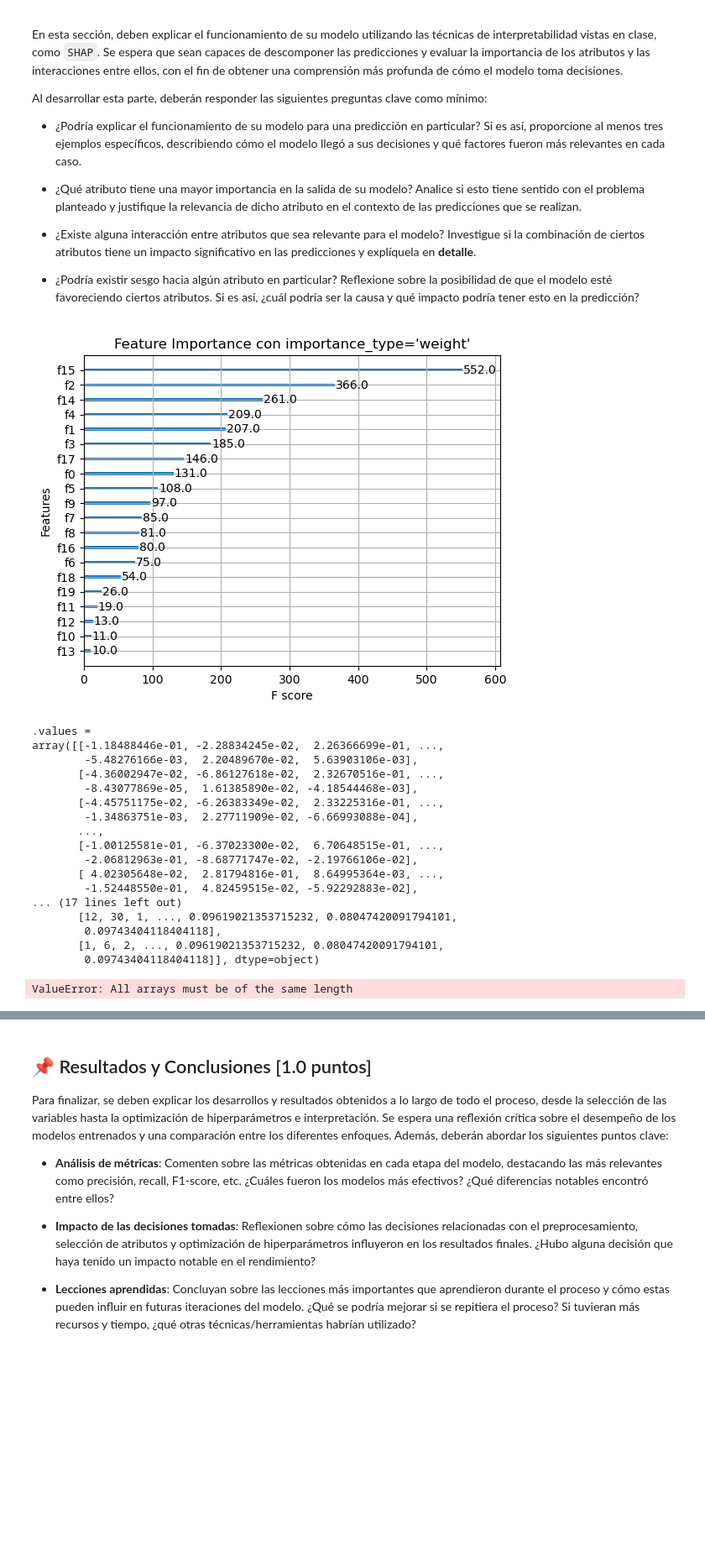
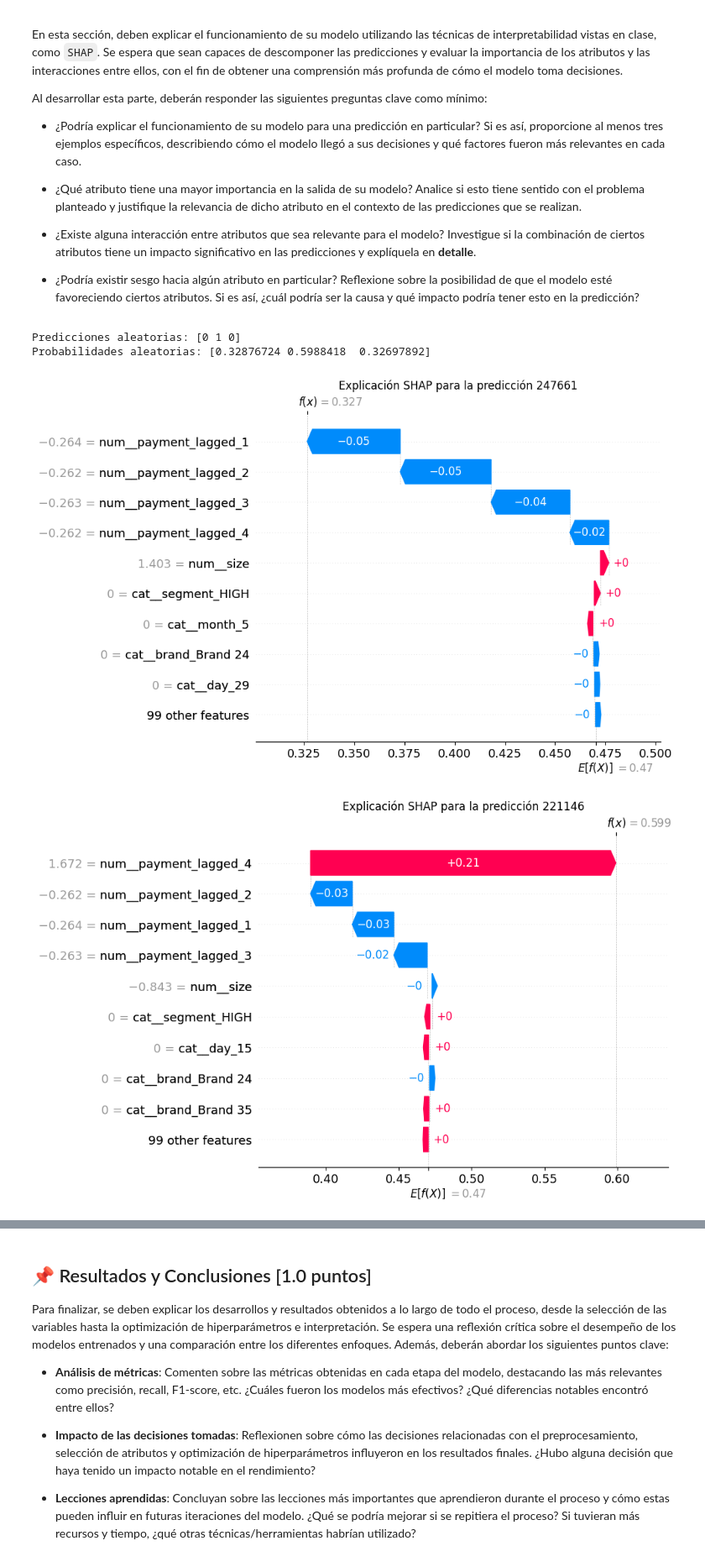
Before and after one commit to estebanaraneda/MDS7202_OVNI, a Jupyter notebook: project/enunciado_entrega1.ipynb, the cells around one changed output, grey strips where cells are left out. Shown at 84% size. Drawn from its saved outputs; the diff is of its cells as text; code cells hidden in the pictures; blank space fills up the shorter version.

```diff
--- a/project/enunciado_entrega1.ipynb
+++ b/project/enunciado_entrega1.ipynb
@@ -1141,35 +1282,2 @@ def return_columns(Xvv,yvv):
 # %%
 optunacolumns = return_columns(X_train.loc[[4,5]],y_train.loc[[4,5]])
-# %%
-from xgboost import plot_importance as xgbplotimp
-xgbplotimp(best_pipeline["classifier"], max_num_features=20)
-plt.title("Feature Importance con importance_type='weight'")
-plt.show()
-# %% [output]
-[figure, removed]
-# %%
-explainer = shap.TreeExplainer(best_pipeline["classifier"])
-shap_values = explainer(best_pipeline["preprocessor"].transform(X_test))
-shap_values
-# %% [output]
-.values =
-array([[-1.18488446e-01, -2.28834245e-02,  2.26366699e-01, ...,
-        -5.48276166e-03,  2.20489670e-02,  5.63903106e-03],
-       [-4.36002947e-02, -6.86127618e-02,  2.32670516e-01, ...,
-        -8.43077869e-05,  1.61385890e-02, -4.18544468e-03],
-       [-4.45751175e-02, -6.26383349e-02,  2.33225316e-01, ...,
-        -1.34863751e-03,  2.27711909e-02, -6.66993088e-04],
-       ...,
-       [-1.00125581e-01, -6.37023300e-02,  6.70648515e-01, ...,
-        -2.06812963e-01, -8.68771747e-02, -2.19766106e-02],
-       [ 4.02305648e-02,  2.81794816e-01,  8.64995364e-03, ...,
-        -1.52448550e-01,  4.82459515e-02, -5.92292883e-02],
-... (17 lines left out)
-       [12, 30, 1, ..., 0.09619021353715232, 0.08047420091794101,
-        0.09743404118404118],
-       [1, 6, 2, ..., 0.09619021353715232, 0.08047420091794101,
-        0.09743404118404118]], dtype=object)
-# %%
-sns.barplot(x=optunacolumns, y=shap_values.values[1,:] )
-# %% [output]
-ValueError: All arrays must be of the same length
@@ -1175,0 +1320,21 @@ ValueError: All arrays must be of the same length
+# %%
+# Explicaciones individuales de 3 predicciones
+
+# tres filas aleatorias
+np.random.seed(42)
+random_indices = np.random.choice(X_test_transformed.shape[0], size=3, replace=False)
+
+# Predicciones individuales
+random_predictions = best_pipeline["model"].predict(X_test_transformed.iloc[random_indices])
+random_probabilities = best_pipeline["model"].predict_proba(X_test_transformed.iloc[random_indices])[:, 1]
+print("Predicciones aleatorias:", random_predictions)
+print("Probabilidades aleatorias:", random_probabilities)
+for i in random_indices:
+    shap.plots.waterfall(shap_values[i], max_display=10, show=False)
+    plt.title(f"Explicación SHAP para la predicción {i+1}")
+    plt.show()
+# %% [output]
+Predicciones aleatorias: [0 1 0]
+Probabilidades aleatorias: [0.32876724 0.5988418  0.32697892]
+[figure, added]
+[figure, added]
```
Also changed, not shown: parts of 35 cells of this notebook.
